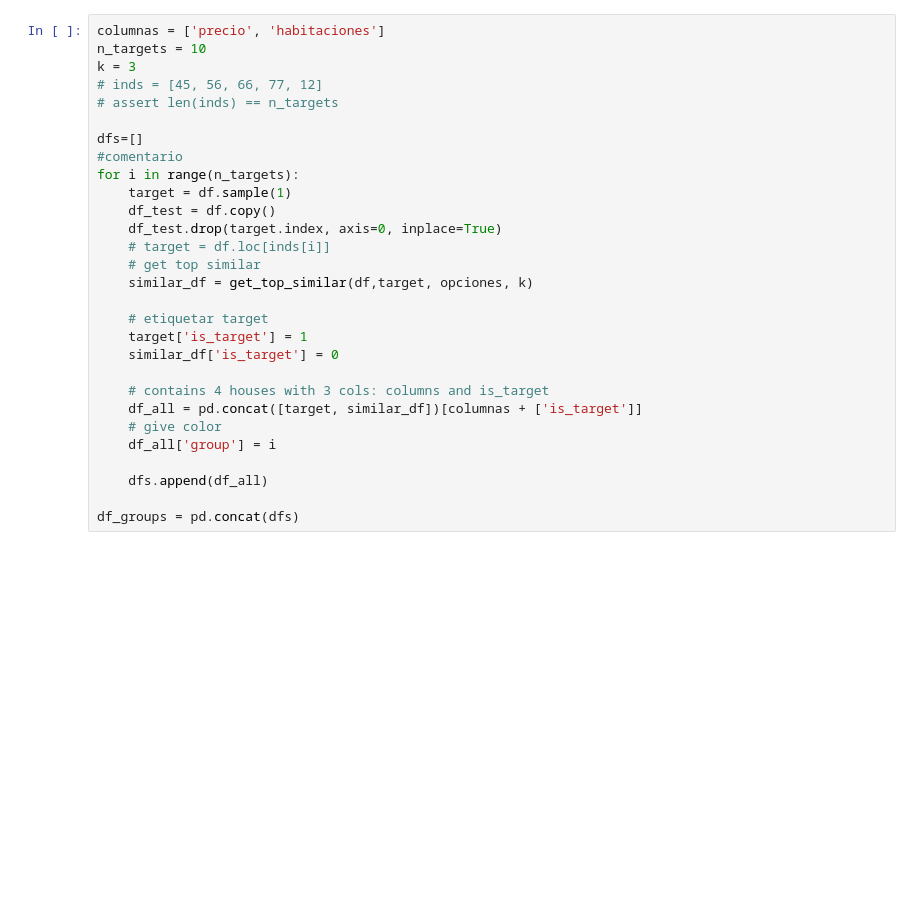
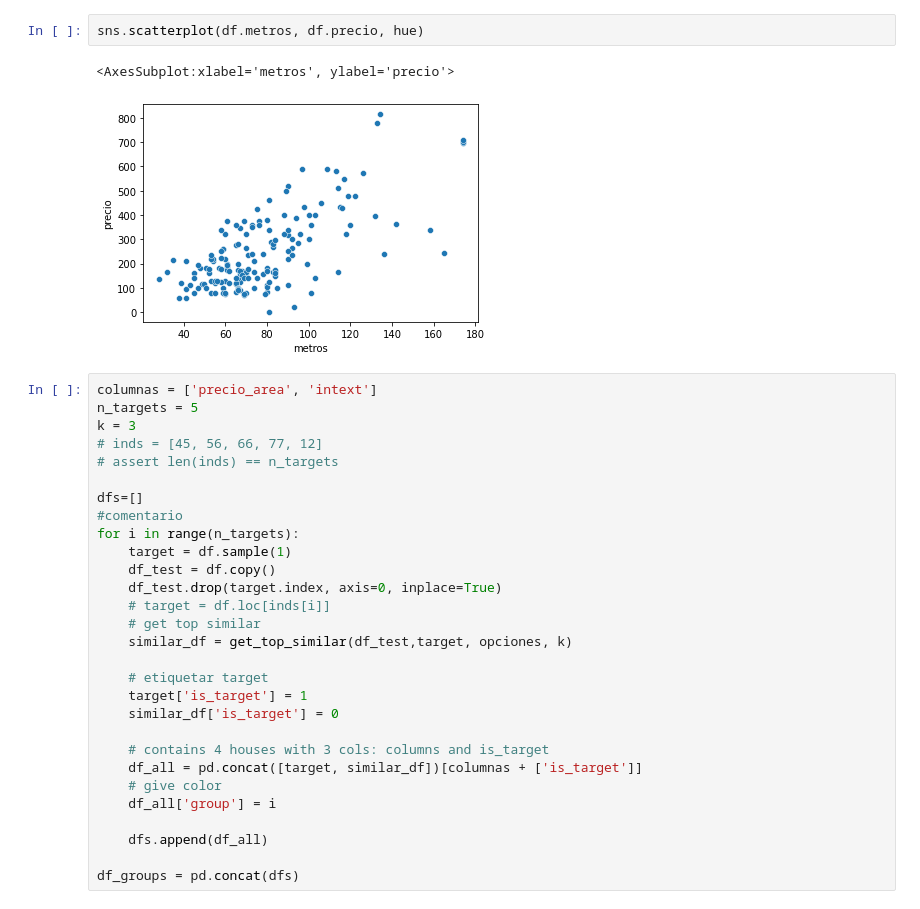
Before and after one commit to emilio-carrasco/clikalia, a Jupyter notebook: tester/tester.ipynb, the cells around one changed output. Cells and saved outputs as stored; diff of their text form; blank space fills up the shorter version.

```diff
--- a/tester/tester.ipynb
+++ b/tester/tester.ipynb
@@ -13,6 +28,11 @@ with open('./perfiles/single.json') as archivo:
+# %%
+sns.scatterplot(df.metros, df.precio, hue)
+# %% [output]
+<AxesSubplot:xlabel='metros', ylabel='precio'>
+[figure, added]
 # %%
-columnas = ['precio', 'habitaciones']
-n_targets = 10
+columnas = ['precio_area', 'intext']
+n_targets = 5
 k = 3
 # inds = [45, 56, 66, 77, 12]
 # assert len(inds) == n_targets
@@ -25,7 +45,7 @@ for i in range(n_targets):
     df_test.drop(target.index, axis=0, inplace=True)
     # target = df.loc[inds[i]]
     # get top similar
-    similar_df = get_top_similar(df,target, opciones, k)
+    similar_df = get_top_similar(df_test,target, opciones, k)
 
     # etiquetar target
     target['is_target'] = 1
```
Also changed, not shown: parts of 6 cells of this notebook, 4 other files.
